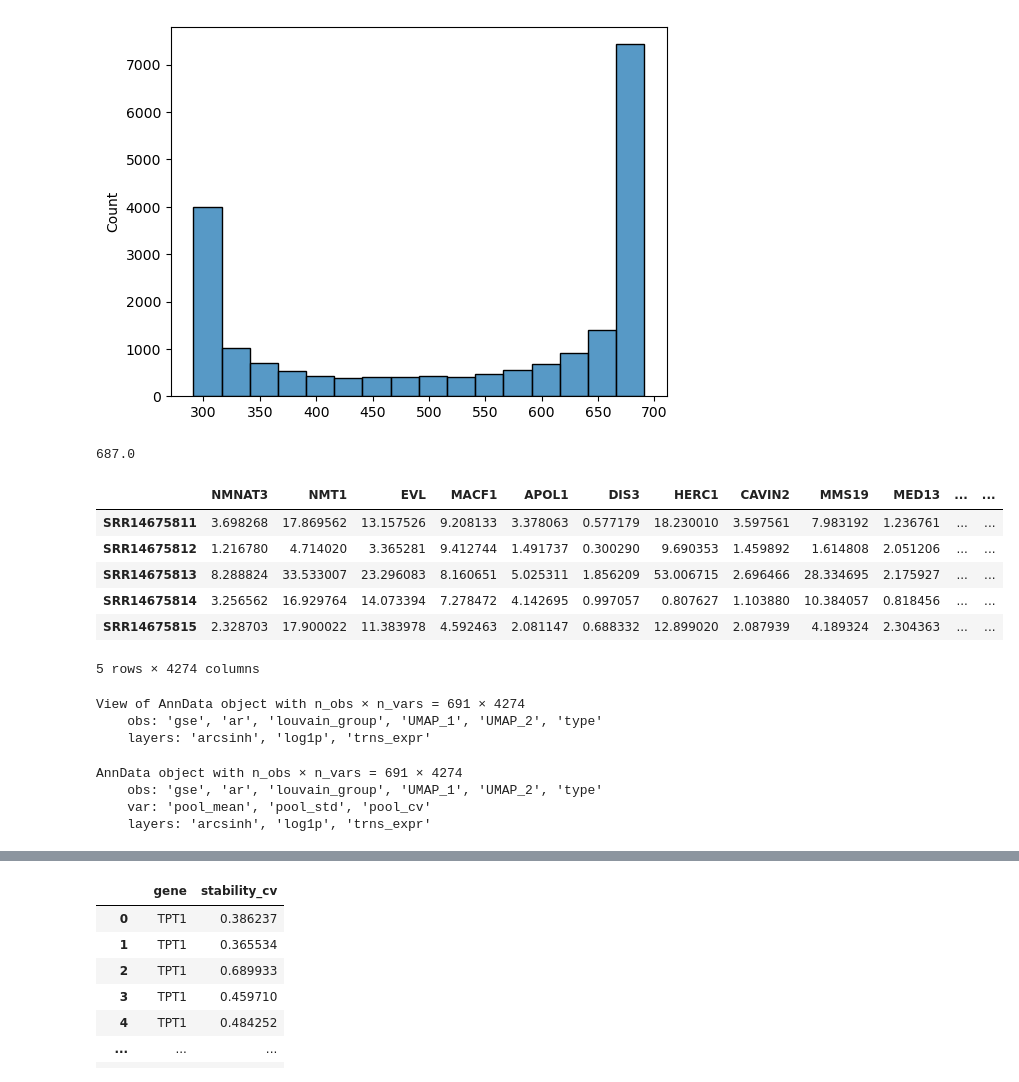
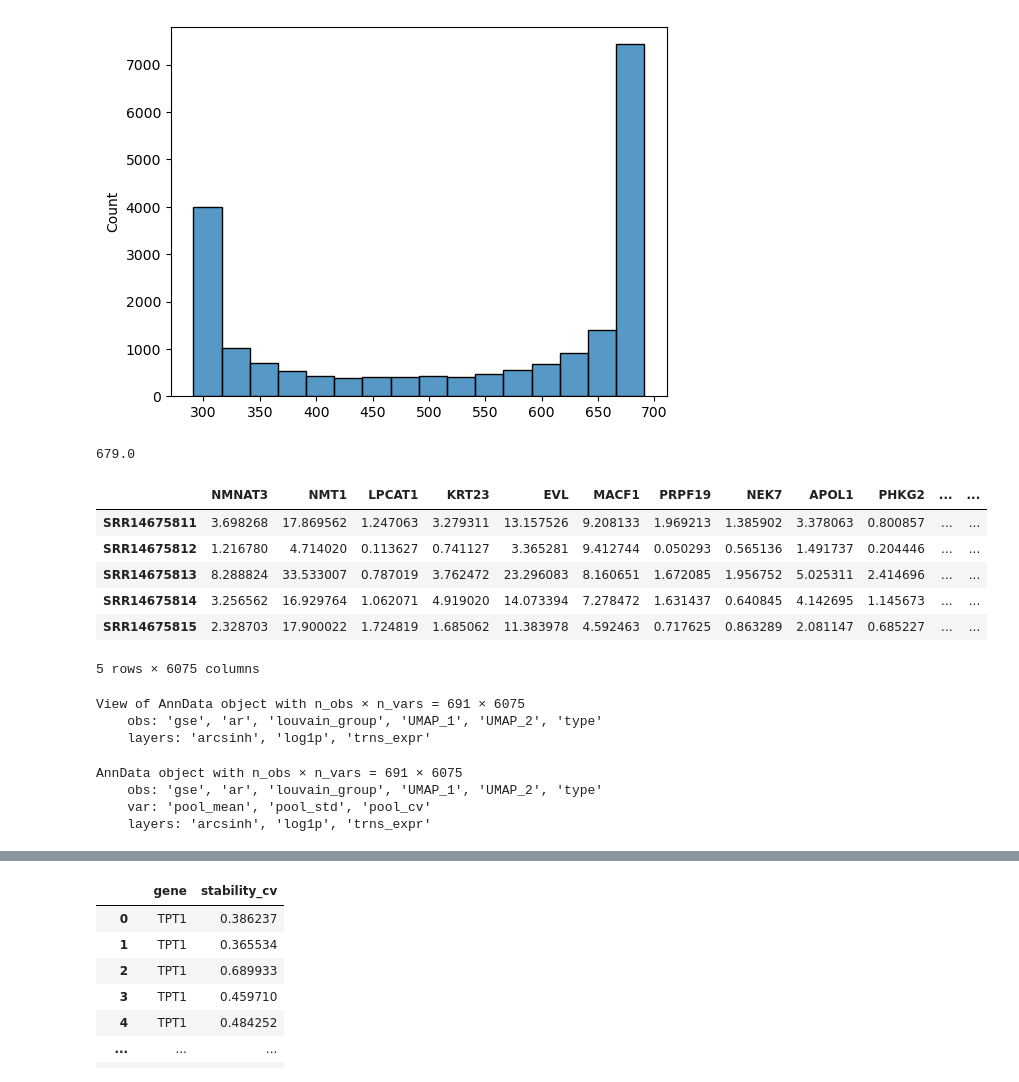
Before and after one commit to guilhermetabordaribas/housekeepingMinerPy, a Jupyter notebook: testing_pkg_hkgMiner.ipynb, the cells around one changed output, grey strips where cells are left out. Drawn from its saved outputs; the diff is of its cells as text; code cells hidden in the pictures.

```diff
--- a/testing_pkg_hkgMiner.ipynb
+++ b/testing_pkg_hkgMiner.ipynb
@@ -47,31 +50,31 @@ sns.histplot(data=(aux>0).sum())
 <Axes: ylabel='Count'>
 [figure]
 # %%
-th = (aux>0).sum().quantile(.8)
+th = (aux>0).sum().quantile(.7)
 print(th)
 # cols = aux.loc[:,(((aux>0).sum())>=th).values].columns
 cols = aux.loc[:,(((aux>0).sum())>=th).values].columns
 aux.loc[:,(((aux>0).sum())>=th).values].head()
 # %% [output]
-687.0
+679.0
-|  | NMNAT3 | NMT1 | EVL | MACF1 | APOL1 | DIS3 | HERC1 | CAVIN2 | MMS19 | MED13 | ... | ... |
-| SRR14675811 | 3.698268 | 17.869562 | 13.157526 | 9.208133 | 3.378063 | 0.577179 | 18.230010 | 3.597561 | 7.983192 | 1.236761 | ... | ... |
-| SRR14675812 | 1.216780 | 4.714020 | 3.365281 | 9.412744 | 1.491737 | 0.300290 | 9.690353 | 1.459892 | 1.614808 | 2.051206 | ... | ... |
-| SRR14675813 | 8.288824 | 33.533007 | 23.296083 | 8.160651 | 5.025311 | 1.856209 | 53.006715 | 2.696466 | 28.334695 | 2.175927 | ... | ... |
-| SRR14675814 | 3.256562 | 16.929764 | 14.073394 | 7.278472 | 4.142695 | 0.997057 | 0.807627 | 1.103880 | 10.384057 | 0.818456 | ... | ... |
-| SRR14675815 | 2.328703 | 17.900022 | 11.383978 | 4.592463 | 2.081147 | 0.688332 | 12.899020 | 2.087939 | 4.189324 | 2.304363 | ... | ... |
+|  | NMNAT3 | NMT1 | LPCAT1 | KRT23 | EVL | MACF1 | PRPF19 | NEK7 | APOL1 | PHKG2 | ... | ... |
+| SRR14675811 | 3.698268 | 17.869562 | 1.247063 | 3.279311 | 13.157526 | 9.208133 | 1.969213 | 1.385902 | 3.378063 | 0.800857 | ... | ... |
+| SRR14675812 | 1.216780 | 4.714020 | 0.113627 | 0.741127 | 3.365281 | 9.412744 | 0.050293 | 0.565136 | 1.491737 | 0.204446 | ... | ... |
+| SRR14675813 | 8.288824 | 33.533007 | 0.787019 | 3.762472 | 23.296083 | 8.160651 | 1.672085 | 1.956752 | 5.025311 | 2.414696 | ... | ... |
+| SRR14675814 | 3.256562 | 16.929764 | 1.062071 | 4.919020 | 14.073394 | 7.278472 | 1.631437 | 0.640845 | 4.142695 | 1.145673 | ... | ... |
+| SRR14675815 | 2.328703 | 17.900022 | 1.724819 | 1.685062 | 11.383978 | 4.592463 | 0.717625 | 0.863289 | 2.081147 | 0.685227 | ... | ... |
-5 rows × 4274 columns
+5 rows × 6075 columns
 # %%
 adata = adata[:,cols]
 adata
 # %% [output]
-View of AnnData object with n_obs × n_vars = 691 × 4274
+View of AnnData object with n_obs × n_vars = 691 × 6075
     obs: 'gse', 'ar', 'louvain_group', 'UMAP_1', 'UMAP_2', 'type'
     layers: 'arcsinh', 'log1p', 'trns_expr'
 # %%
 hkg.mining.exprs_cv(adata, layer='trns_expr', groups_col='louvain_group')
 # %% [output]
-AnnData object with n_obs × n_vars = 691 × 4274
+AnnData object with n_obs × n_vars = 691 × 6075
     obs: 'gse', 'ar', 'louvain_group', 'UMAP_1', 'UMAP_2', 'type'
     var: 'pool_mean', 'pool_std', 'pool_cv'
     layers: 'arcsinh', 'log1p', 'trns_expr'
```
Also changed, not shown: parts of 17 cells of this notebook, 2 other files.
